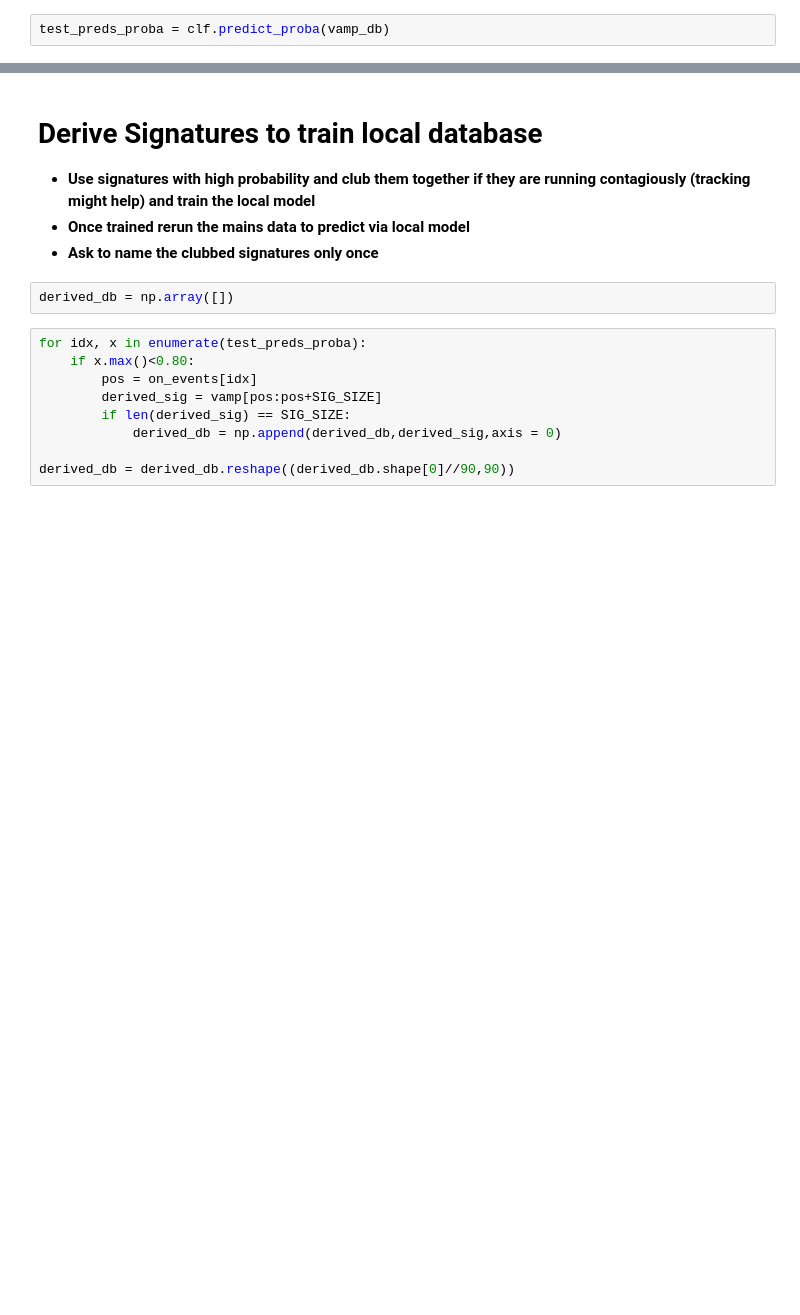
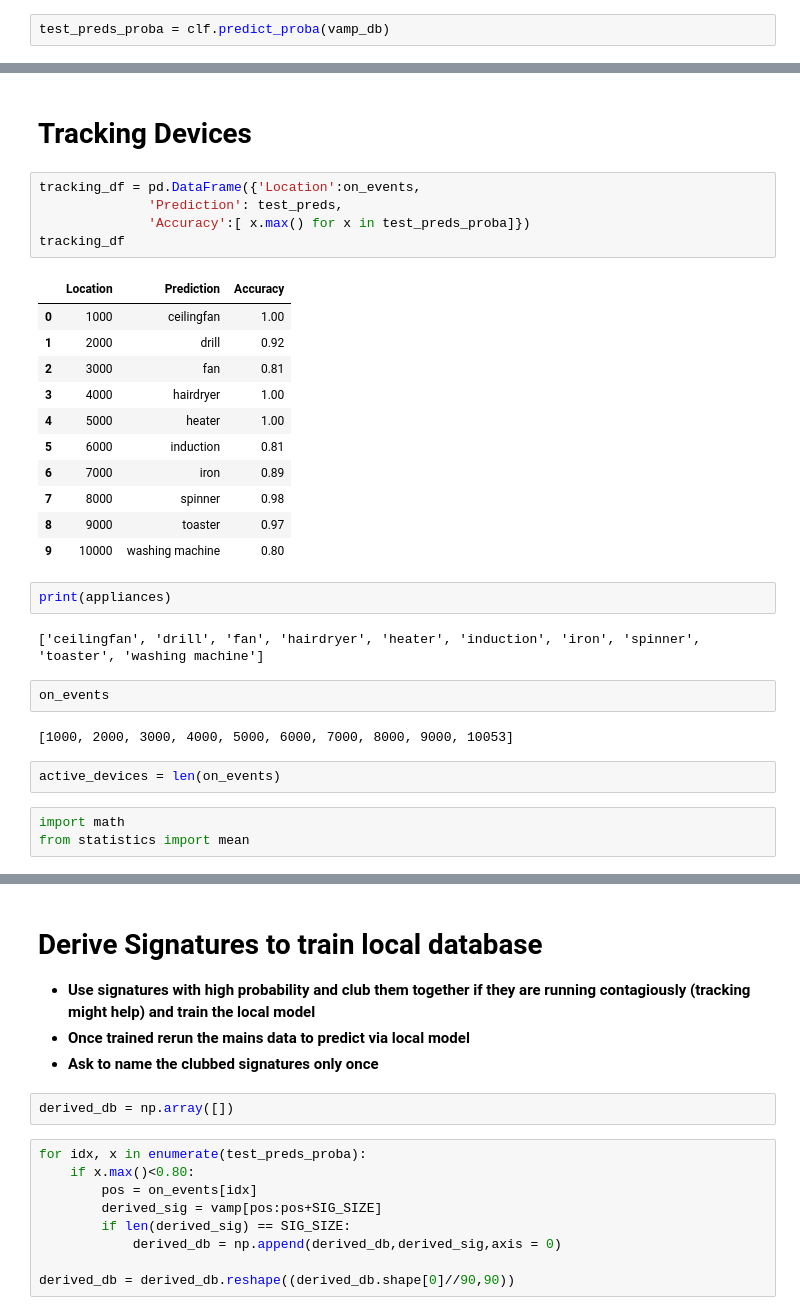
Before and after one commit to caxefaizan/RNN_Model, a Jupyter notebook: Transition Approach.ipynb, the cells around one changed output, grey strips where cells are left out. Cells and saved outputs as stored; diff of their text form; blank space fills up the shorter version.

```diff
--- a/Transition Approach.ipynb
+++ b/Transition Approach.ipynb
@@ -203,0 +197,32 @@ pd.DataFrame(test_preds_proba,columns=appliances)
+# %% [markdown]
+# Tracking Devices
+# %%
+tracking_df = pd.DataFrame({'Location':on_events,
+              'Prediction': test_preds,
+              'Accuracy':[ x.max() for x in test_preds_proba]})
+tracking_df
+# %% [output]
+|  | Location | Prediction | Accuracy |
+| 0 | 1000 | ceilingfan | 1.00 |
+| 1 | 2000 | drill | 0.92 |
+| 2 | 3000 | fan | 0.81 |
+| 3 | 4000 | hairdryer | 1.00 |
+| 4 | 5000 | heater | 1.00 |
+| 5 | 6000 | induction | 0.81 |
+| 6 | 7000 | iron | 0.89 |
+| 7 | 8000 | spinner | 0.98 |
+| 8 | 9000 | toaster | 0.97 |
+| 9 | 10000 | washing machine | 0.80 |
+# %%
+print(appliances)
+# %% [output]
+['ceilingfan', 'drill', 'fan', 'hairdryer', 'heater', 'induction', 'iron', 'spinner', 'toaster', 'washing machine']
+# %%
+on_events
+# %% [output]
+[1000, 2000, 3000, 4000, 5000, 6000, 7000, 8000, 9000, 10053]
+# %%
+active_devices = len(on_events)
+# %%
+import math
+from statistics import mean
```
Also changed, not shown: parts of 9 cells of this notebook.
